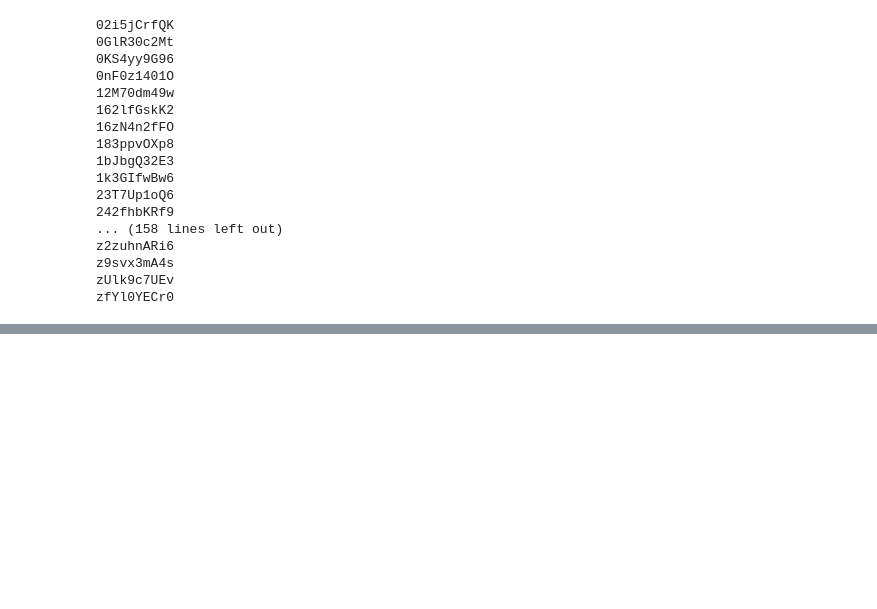
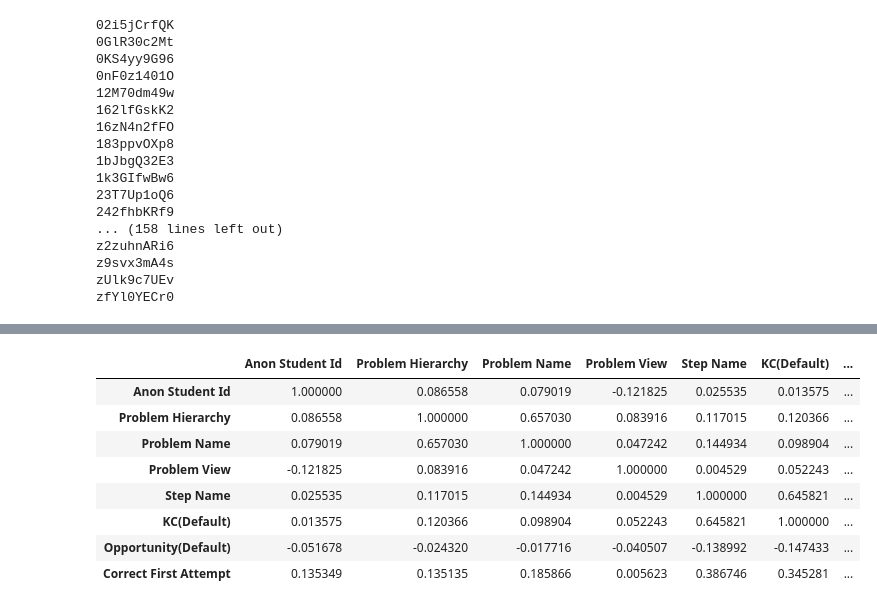
Before and after one commit to bin-soo/CS150A-Project, a Jupyter notebook: new_explore.ipynb, the cells around one changed output, grey strips where cells are left out. Cells and saved outputs as stored; diff of their text form; code cells hidden in the pictures; blank space fills up the shorter version.

```diff
--- a/new_explore.ipynb
+++ b/new_explore.ipynb
@@ -677,0 +661,13 @@ plt.show()
+# %%
+corr = newtraindata[names].corr()
+corr
+# %% [output]
+|  | Anon Student Id | Problem Hierarchy | Problem Name | Problem View | Step Name | KC(Default) | ... |
+| Anon Student Id | 1.000000 | 0.086558 | 0.079019 | -0.121825 | 0.025535 | 0.013575 | ... |
+| Problem Hierarchy | 0.086558 | 1.000000 | 0.657030 | 0.083916 | 0.117015 | 0.120366 | ... |
+| Problem Name | 0.079019 | 0.657030 | 1.000000 | 0.047242 | 0.144934 | 0.098904 | ... |
+| Problem View | -0.121825 | 0.083916 | 0.047242 | 1.000000 | 0.004529 | 0.052243 | ... |
+| Step Name | 0.025535 | 0.117015 | 0.144934 | 0.004529 | 1.000000 | 0.645821 | ... |
+| KC(Default) | 0.013575 | 0.120366 | 0.098904 | 0.052243 | 0.645821 | 1.000000 | ... |
+| Opportunity(Default) | -0.051678 | -0.024320 | -0.017716 | -0.040507 | -0.138992 | -0.147433 | ... |
+| Correct First Attempt | 0.135349 | 0.135135 | 0.185866 | 0.005623 | 0.386746 | 0.345281 | ... |
```
Also changed, not shown: parts of 18 cells of this notebook, 12 other files.
